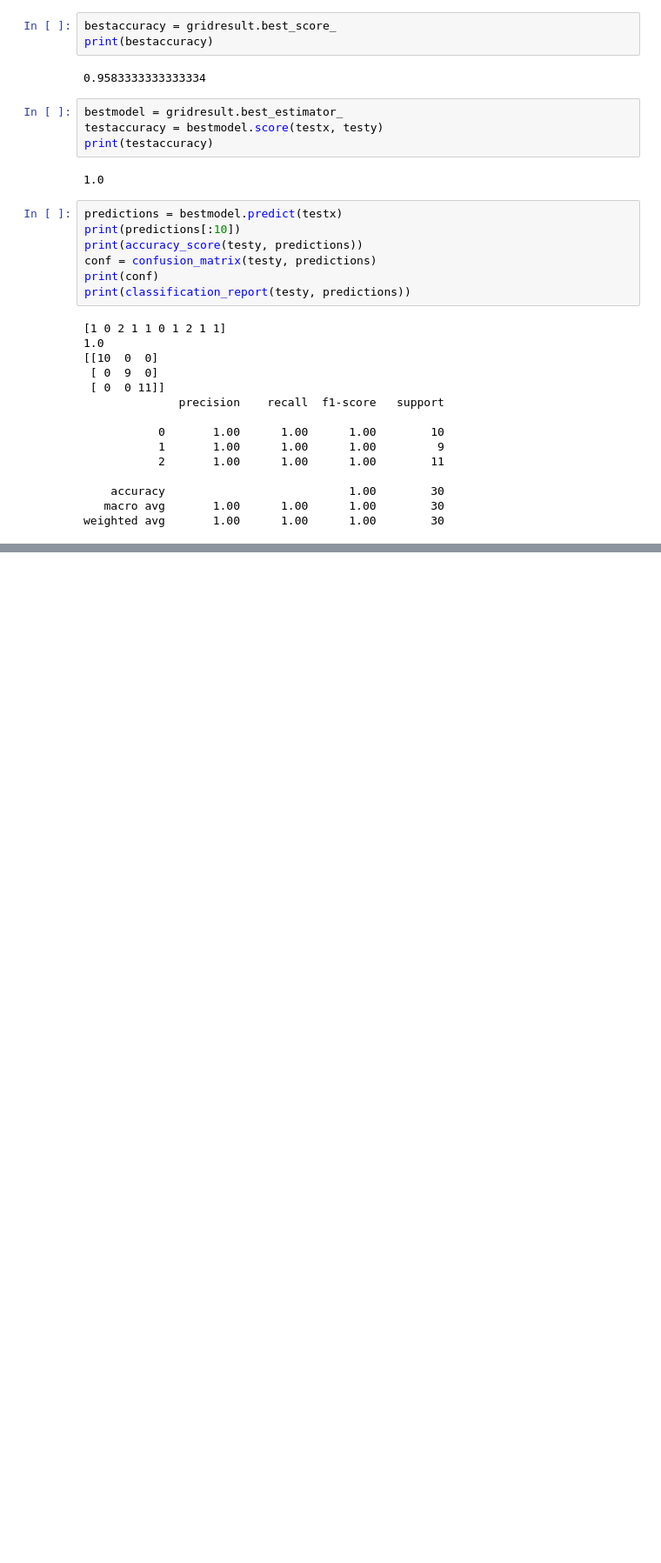
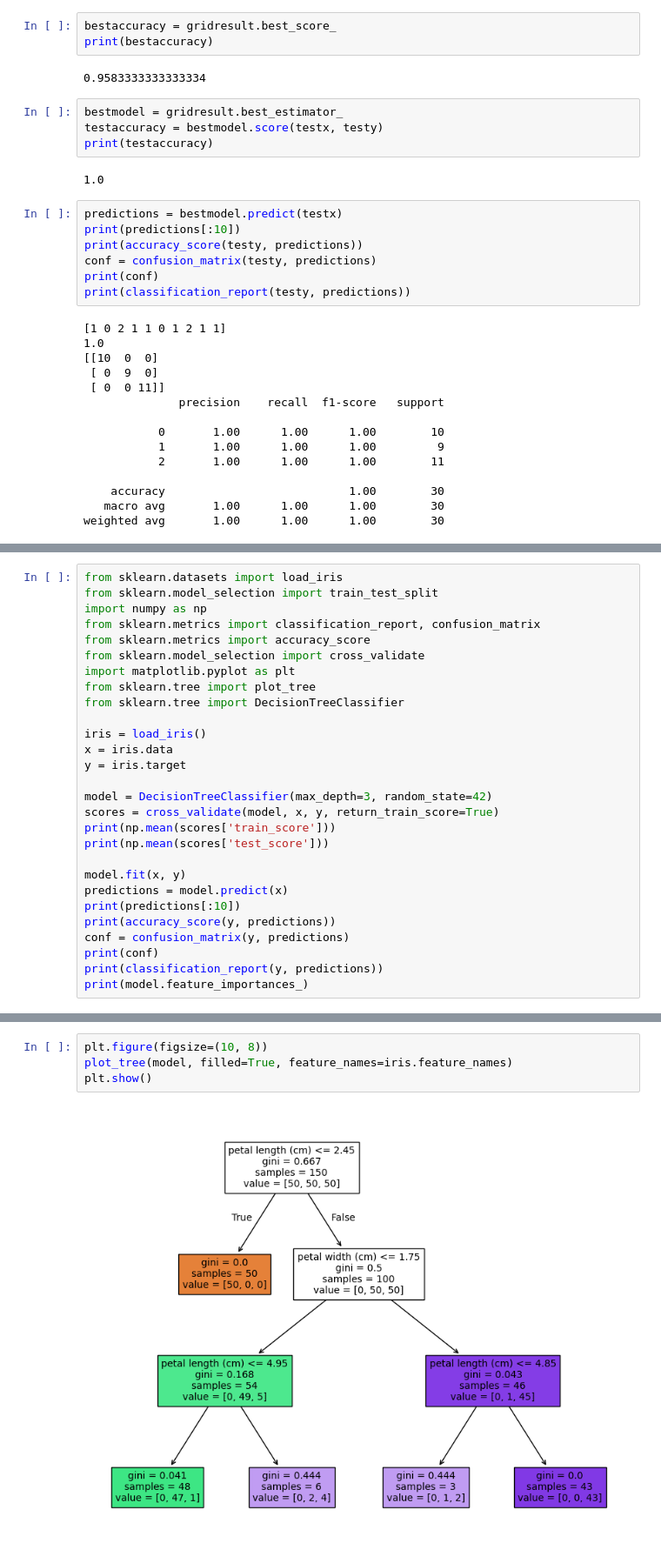
Before and after one commit to HongSeongMo/Bigdata_Analysis_Professional, a Jupyter notebook: 241029.ipynb, the cells around one changed output, grey strips where cells are left out. Shown at 87% size. Saved outputs shown, nothing was run; the diff lists cells and outputs as text; blank space fills up the shorter version.

```diff
--- a/241029.ipynb
+++ b/241029.ipynb
@@ -61,0 +265,28 @@ weighted avg       1.00      1.00      1.00        30
+# %%
+from sklearn.datasets import load_iris
+from sklearn.model_selection import train_test_split
+import numpy as np
+from sklearn.metrics import classification_report, confusion_matrix
+from sklearn.metrics import accuracy_score
+from sklearn.model_selection import cross_validate
+import matplotlib.pyplot as plt
+from sklearn.tree import plot_tree
+from sklearn.tree import DecisionTreeClassifier
+
+iris = load_iris()
+x = iris.data
+y = iris.target
+
+model = DecisionTreeClassifier(max_depth=3, random_state=42)
+scores = cross_validate(model, x, y, return_train_score=True)
+print(np.mean(scores['train_score']))
+print(np.mean(scores['test_score']))
+
+model.fit(x, y)
+predictions = model.predict(x)
+print(predictions[:10])
+print(accuracy_score(y, predictions))
+conf = confusion_matrix(y, predictions)
+print(conf)
+print(classification_report(y, predictions))
+print(model.feature_importances_)
@@ -61,0 +312,6 @@ weighted avg       1.00      1.00      1.00        30
+# %%
+plt.figure(figsize=(10, 8))
+plot_tree(model, filled=True, feature_names=iris.feature_names)
+plt.show()
+# %% [output]
+[figure, added]
```
Also changed, not shown: parts of 14 cells of this notebook.
